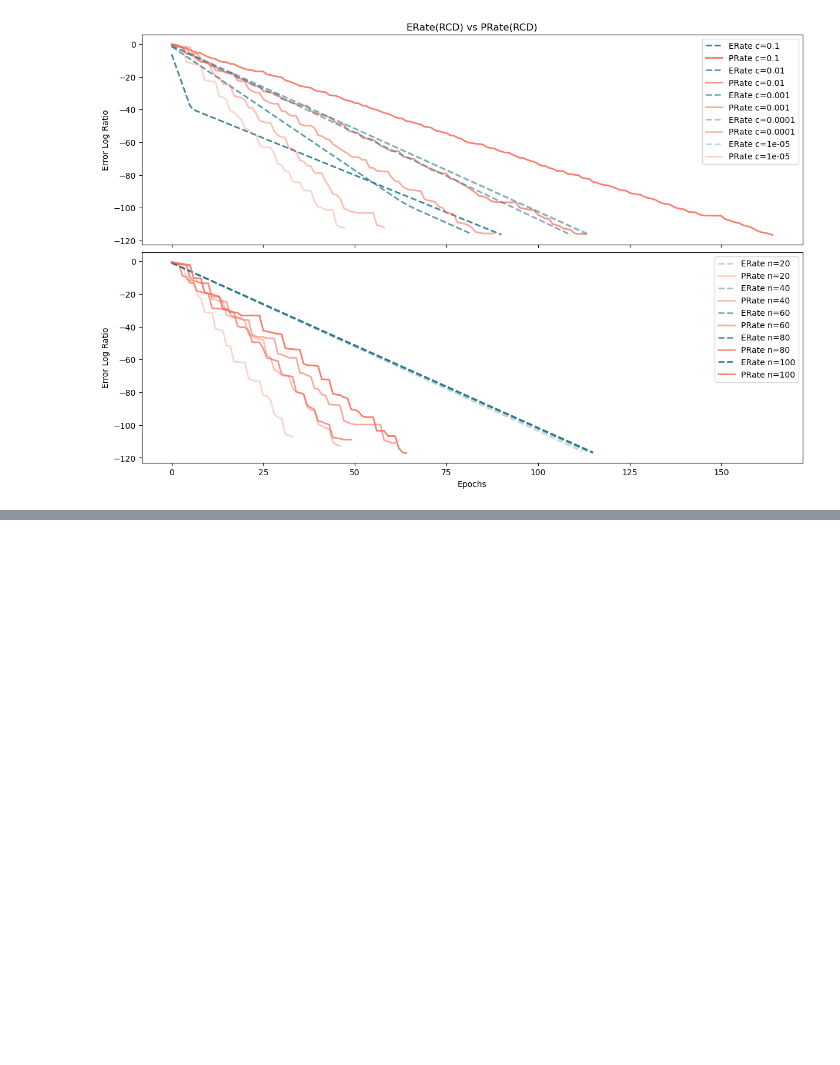
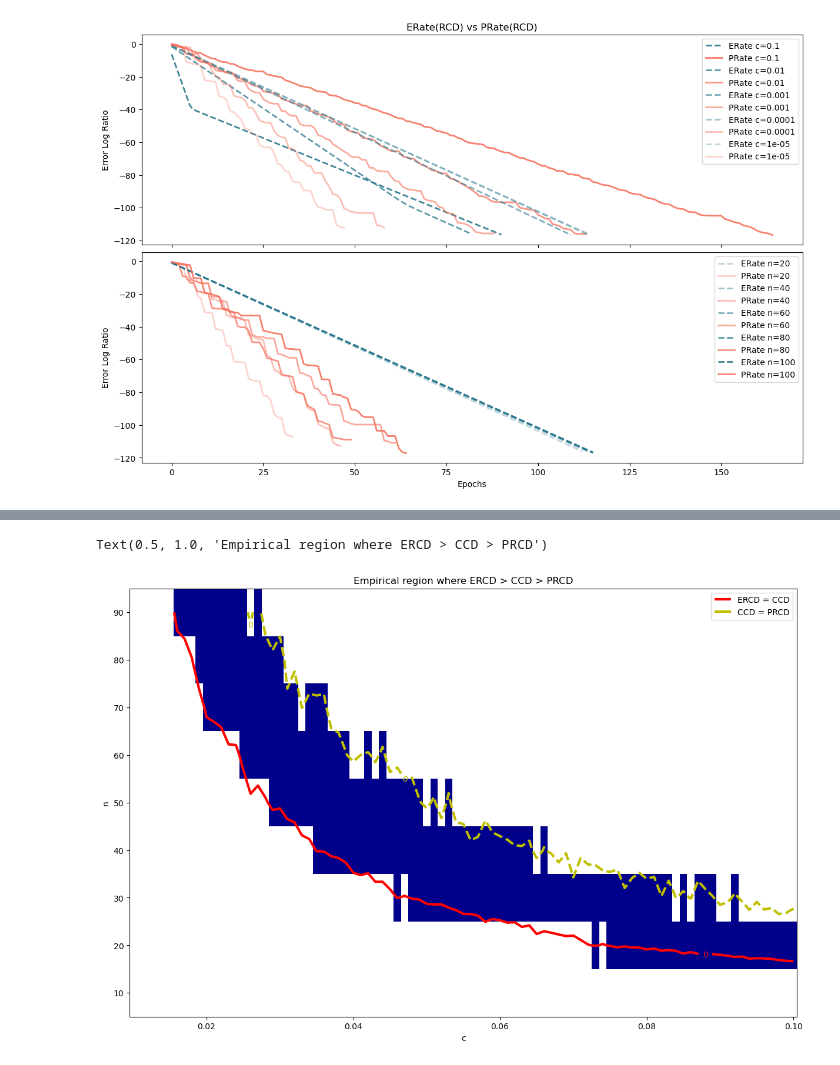
Before and after one commit to pinto2501/coordinate_descent, a Jupyter notebook: cbcd.ipynb, the cells around one changed output, grey strips where cells are left out. Cells and saved outputs as stored; diff of their text form; code cells hidden in the pictures; blank space fills up the shorter version.

```diff
--- a/cbcd.ipynb
+++ b/cbcd.ipynb
@@ -218,0 +266,49 @@ Text(0.5, 1.0, 'Empirical region where ERCD > CCD > PRCD')
+# %%
+records = []
+
+n_vals = np.arange(10, 100, 10)
+for n in n_vals:
+    df = pd.read_csv(f"data/fixed_n_{n}.csv")
+
+    temp = pd.DataFrame({
+        "c": df["c"],
+        "n": n,
+        "diff_erate_ccd": df["ERCD"] - df["CCD"],
+        "diff_ccd_prate": df["CCD"] - df["PRCD"],
+    })
+
+    records.append(temp)
+
+data = pd.concat(records, ignore_index=True)
+pivot_erate = data.pivot_table(index="n", columns="c", values="diff_erate_ccd")
+pivot_prate = data.pivot_table(index="n", columns="c", values="diff_ccd_prate")
+
+n_grid = pivot_erate.index.values
+c_grid = pivot_erate.columns.values
+
+condition_1 = pivot_erate.values # ERCD - CCD
+condition_2 = pivot_prate.values # CCD - PRCD
+
+mask = (condition_1 > 0) & (condition_2 > 0)
+mask_float = np.where(np.isnan(condition_1) | np.isnan(condition_2), np.nan, mask.astype(float))
+
+fig, ax = plt.subplots(figsize=(12, 8), constrained_layout=True)
+
+cmap = ListedColormap(["white", "darkblue"])
+ax.pcolormesh(c_grid, n_grid, mask_float, cmap=cmap, shading="auto")
+CS1 = ax.contour(c_grid, n_grid, condition_1, levels=[0], colors="r", linewidths=3)
+CS2 = ax.contour(c_grid, n_grid, condition_2, levels=[0], colors="y", linestyles="dashed", linewidths=3)
+
+artists_1, _ = CS1.legend_elements()
+artists_2, _ = CS2.legend_elements()
+ax.legend(handles=artists_1 + artists_2, labels=["ERCD = CCD", "CCD = PRCD"], loc="upper right")
+
+ax.clabel(CS1, fontsize=10)
+ax.clabel(CS2, fontsize=10)
+
+ax.set_xlabel("c")
+ax.set_ylabel("n")
+ax.set_title("Empirical region where ERCD > CCD > PRCD")
+# %% [output]
+Text(0.5, 1.0, 'Empirical region where ERCD > CCD > PRCD')
+[figure, added]
```
Also changed, not shown: parts of 3 cells of this notebook.
